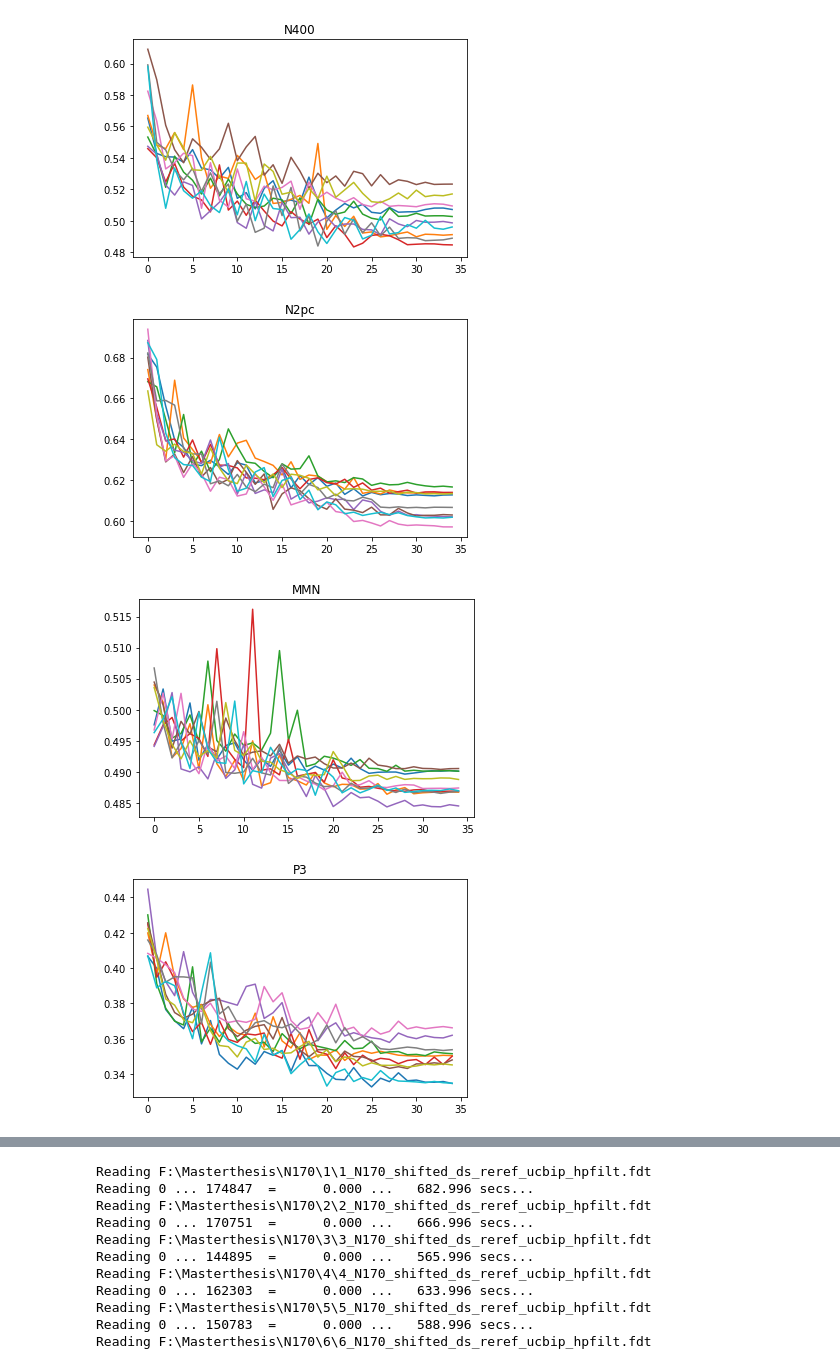
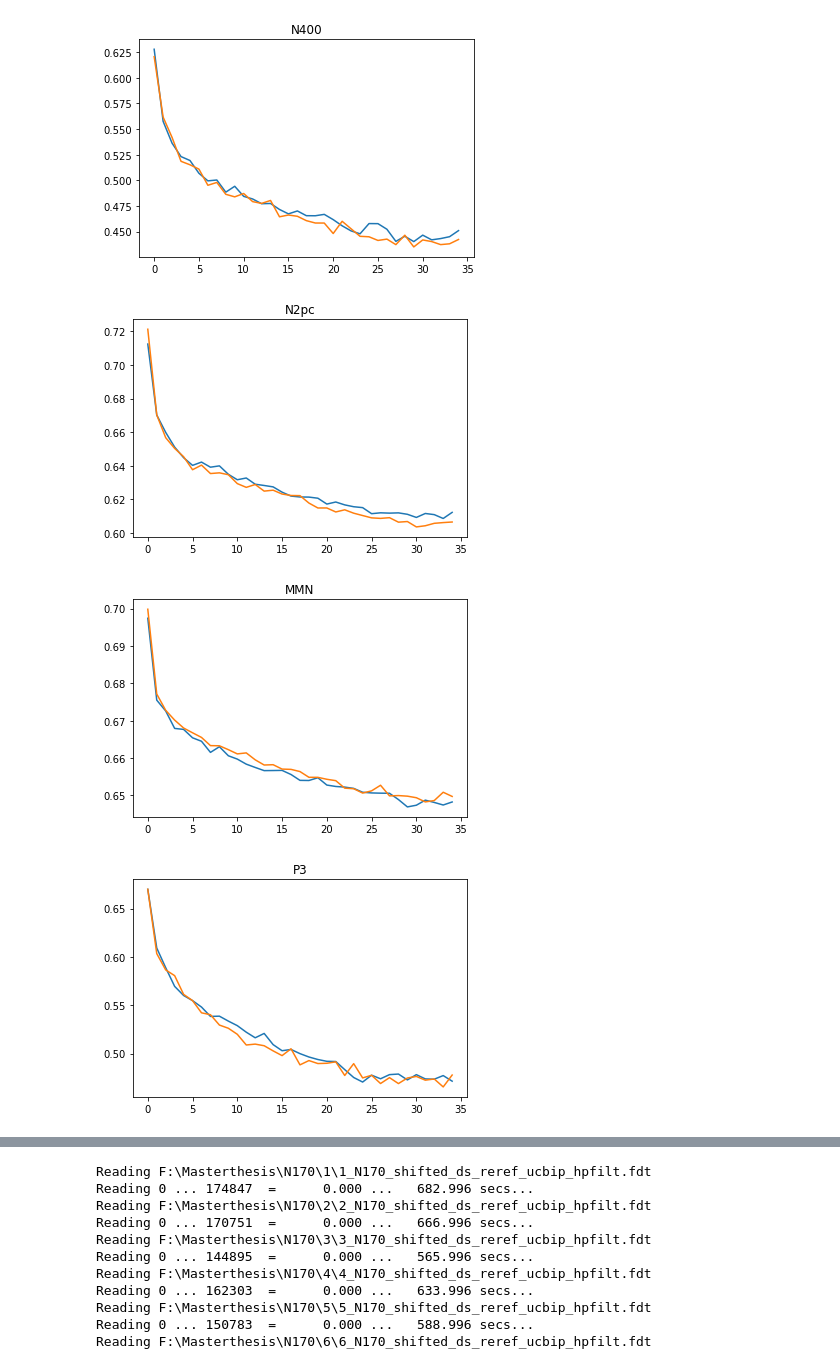
Before and after one commit to HannesBonasch/Thesis-Analysing-Deep-Learning-Decoding, a Jupyter notebook: Benchmark.ipynb, the cells around one changed output, grey strips where cells are left out. Cells and saved outputs as stored; diff of their text form; code cells hidden in the pictures.

```diff
--- a/Benchmark.ipynb
+++ b/Benchmark.ipynb
@@ -2,11 +2,12 @@
 import DataLoader
 import Training
 import HelperFunctions
+import pandas as pd
 parameters = {
     # data
     "data_path": "F:/Masterthesis",
     "task": "N170",
-    "preprocessing": "medium",
+    "preprocessing": "heavy",
     "n_subjects": 40,
     "reject_incorrect_responses": True,
     # model
@@ -16,12 +17,12 @@ parameters = {
     "input_window_samples": 257,
     "seed": 42,
     # classifier
-    "lr": 0.01,
+    "lr": 0.001,
     "weight_decay": 0,
     "batch_size": 16,
     "n_epochs": 35,
-    "n_splits": 10,
-    "model_folder": "models_run1"
+    "n_splits": 2,
+    "model_folder": "models_run2"
 }
 # %%
 for task in ["N170", "N400", "N2pc", "MMN", "P3", "ERN", "LRP"]:
@@ -102,6 +34,6 @@ Re-initializing optimizer because the following parameters were re-set: lr, weig
 for task in ["N170", "N400", "N2pc", "MMN", "P3", "ERN", "LRP"]:
     parameters["task"] = task
     df = Training.load_exp(parameters)
-    print(task+": "+str(df.loc[df.index[-1],"valid_accuracy"].mean()))
-    df["valid_loss"].plot(title=task, legend=None)
+    print(task+": "+str(df.loc[df.index[-1],"valid_balanced_accuracy"].mean()))
+    df["train_loss"].plot(title=task, legend=None)
 # %% [output]
@@ -116,4 +48,4 @@ LRP: 0.8025233644859806
-[figure, old version]
+[figure, new version]
-[figure, old version]
+[figure, new version]
-[figure, old version]
+[figure, new version]
-[figure, old version]
+[figure, new version]
```
Also changed, not shown: parts of 9 cells of this notebook, 4 other files.
